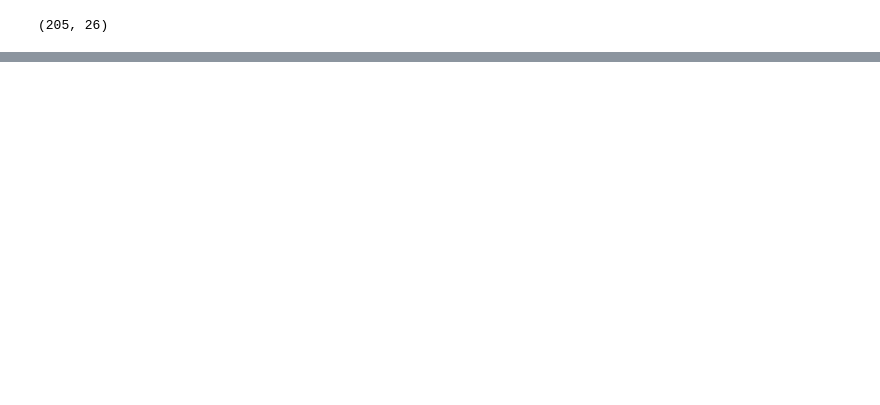
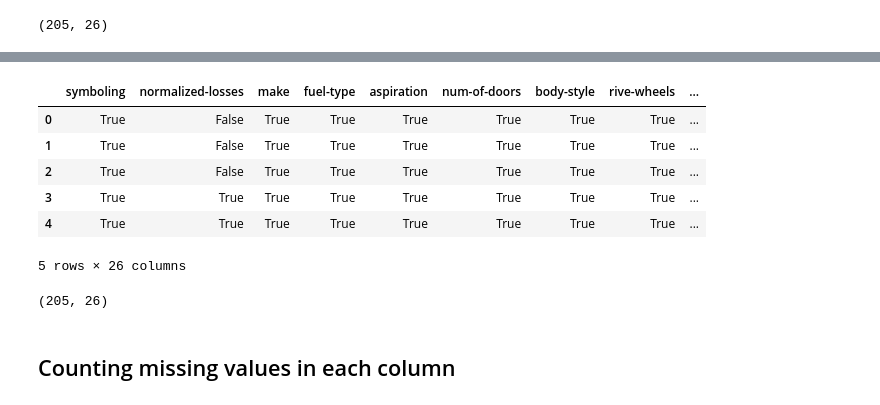
Before and after one commit to AbenaTank/DataSciencea, a Jupyter notebook: class1-checkpoint.ipynb, the cells around one changed output, grey strips where cells are left out. Drawn from its saved outputs; the diff is of its cells as text; code cells hidden in the pictures; blank space fills up the shorter version.

```diff
--- a/class1-checkpoint.ipynb
+++ b/class1-checkpoint.ipynb
@@ -104,0 +167,17 @@ df2.shape
+# %%
+missingnotnulldata=df2.notnull()
+missingnotnulldata.head()
+# %% [output]
+|  | symboling | normalized-losses | make | fuel-type | aspiration | num-of-doors | body-style | rive-wheels | ... |
+| 0 | True | False | True | True | True | True | True | True | ... |
+| 1 | True | False | True | True | True | True | True | True | ... |
+| 2 | True | False | True | True | True | True | True | True | ... |
+| 3 | True | True | True | True | True | True | True | True | ... |
+| 4 | True | True | True | True | True | True | True | True | ... |
+5 rows × 26 columns
+# %%
+df2.shape
+# %% [output]
+(205, 26)
+# %% [markdown]
+## Counting missing values in each column
```
Also changed, not shown: parts of 20 cells of this notebook.
